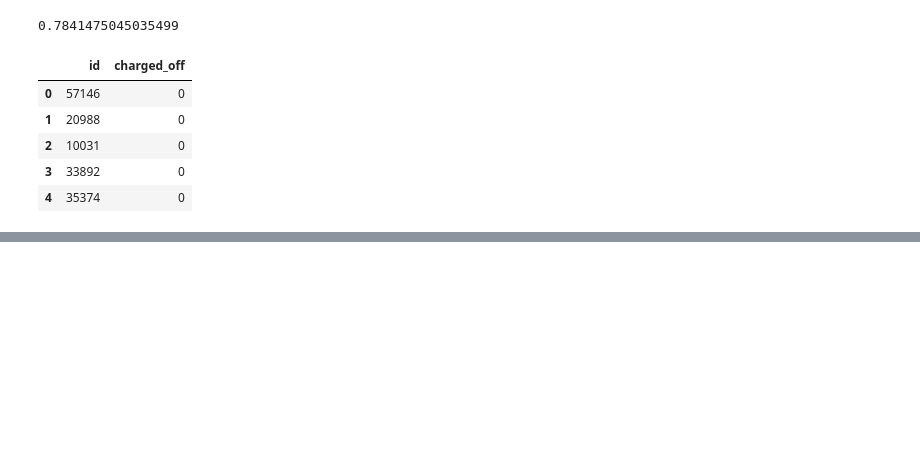
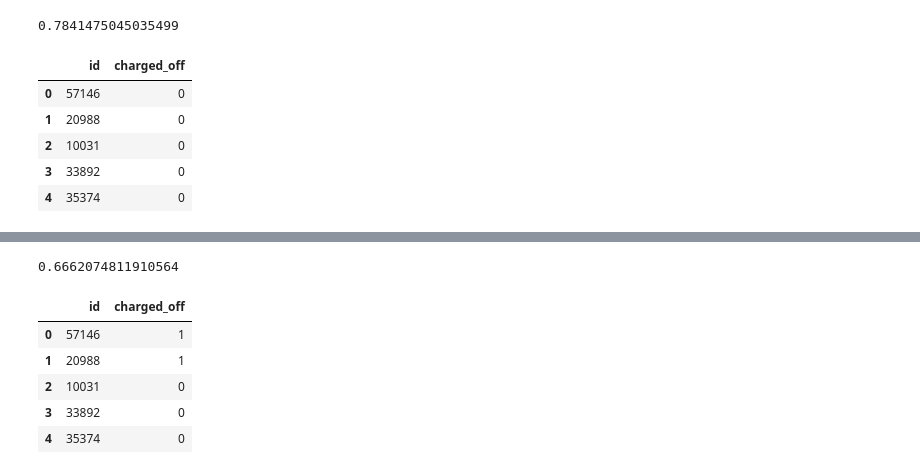
Before and after one commit to bloominstituteoftechnology/DS-Unit-4-Sprint-1-Tree-Ensembles, a Jupyter notebook: module1-decision-trees/Tree_ensemble_kaggle.ipynb, the cells around one changed output, grey strips where cells are left out. Drawn from its saved outputs; the diff is of its cells as text; code cells hidden in the pictures; blank space fills up the shorter version.

```diff
--- a/module1-decision-trees/Tree_ensemble_kaggle.ipynb
+++ b/module1-decision-trees/Tree_ensemble_kaggle.ipynb
@@ -74,0 +220,51 @@ y_pred.to_csv('submit1', index=False)
+# %%
+from sklearn.model_selection import train_test_split
+
+X = df_train_f_2
+y = df_train_l['charged_off']
+
+X_train, X_test, y_train, y_test = train_test_split(X, y)
+# %%
+from sklearn.tree import DecisionTreeClassifier
+from sklearn.ensemble import RandomForestClassifier
+import category_encoders as ce
+from sklearn.pipeline import make_pipeline
+from sklearn.preprocessing import StandardScaler
+from sklearn.model_selection import cross_val_score
+
+
+pipeline = make_pipeline(
+
+    ce.OneHotEncoder(),
+    RandomForestClassifier(n_estimators=300,
+                           class_weight='balanced',
+                           min_samples_leaf=0.005,
+                           oob_score=True,
+                           n_jobs=-1)
+)
+
+pipeline.fit(X_train, y_train)
+y_pred = pipeline.predict(X_test)
+#cross_val_score(pipeline, X_train, y_train, cv=5, scoring='roc_auc', verbose=10)
+# %%
+accuracy_score(y_test,y_pred)
+# %% [output]
+0.6662074811910564
+# %%
+y_pred = pipeline.predict(df_test_2.dropna(axis=1))
+
+y_pred = pd.DataFrame(y_pred,index=None)
+
+y_pred['id'] = df_test['id']
+y_pred.rename(columns= {0 : 'charged_off'},inplace=True)
+cols = ['id', 'charged_off']
+y_pred = y_pred[cols]
+
+y_pred.head()
+# %% [output]
+|  | id | charged_off |
+| 0 | 57146 | 1 |
+| 1 | 20988 | 1 |
+| 2 | 10031 | 0 |
+| 3 | 33892 | 0 |
+| 4 | 35374 | 0 |
```
Also changed, not shown: parts of 11 cells of this notebook, 4 other files.
